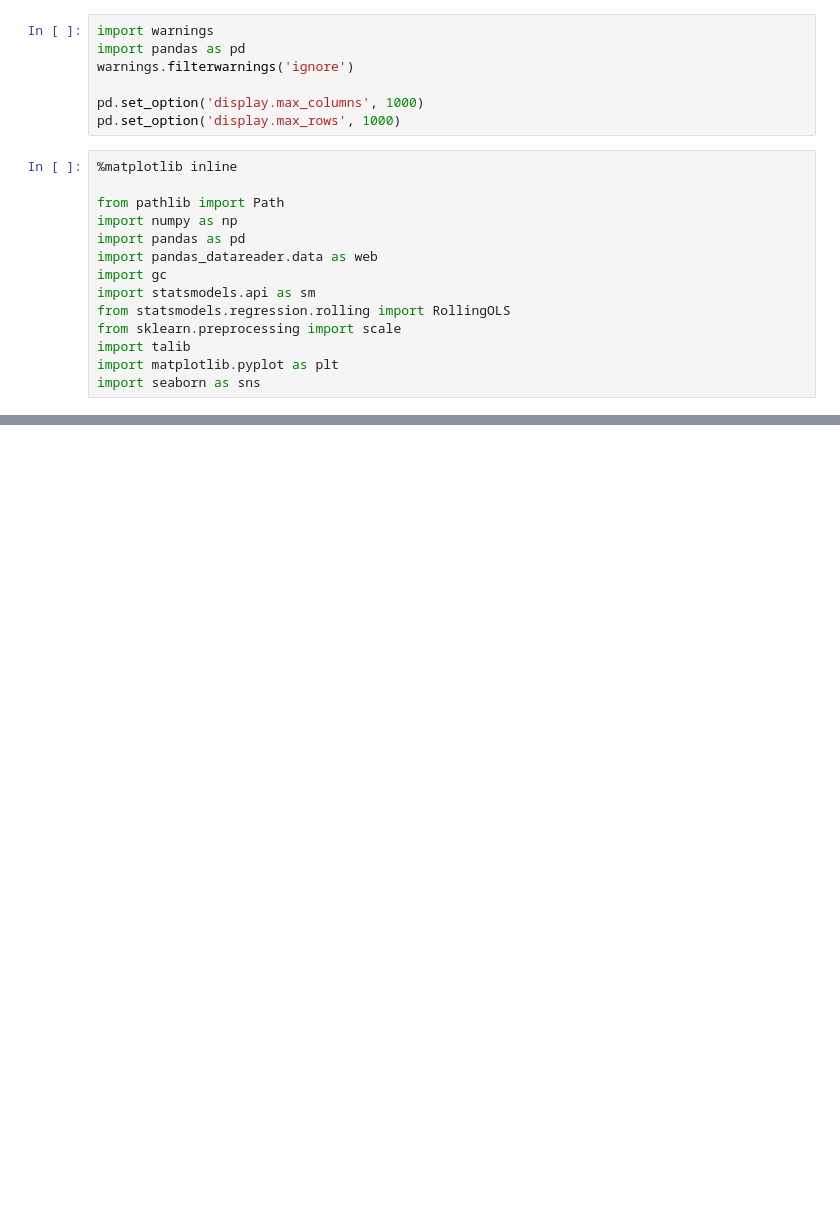
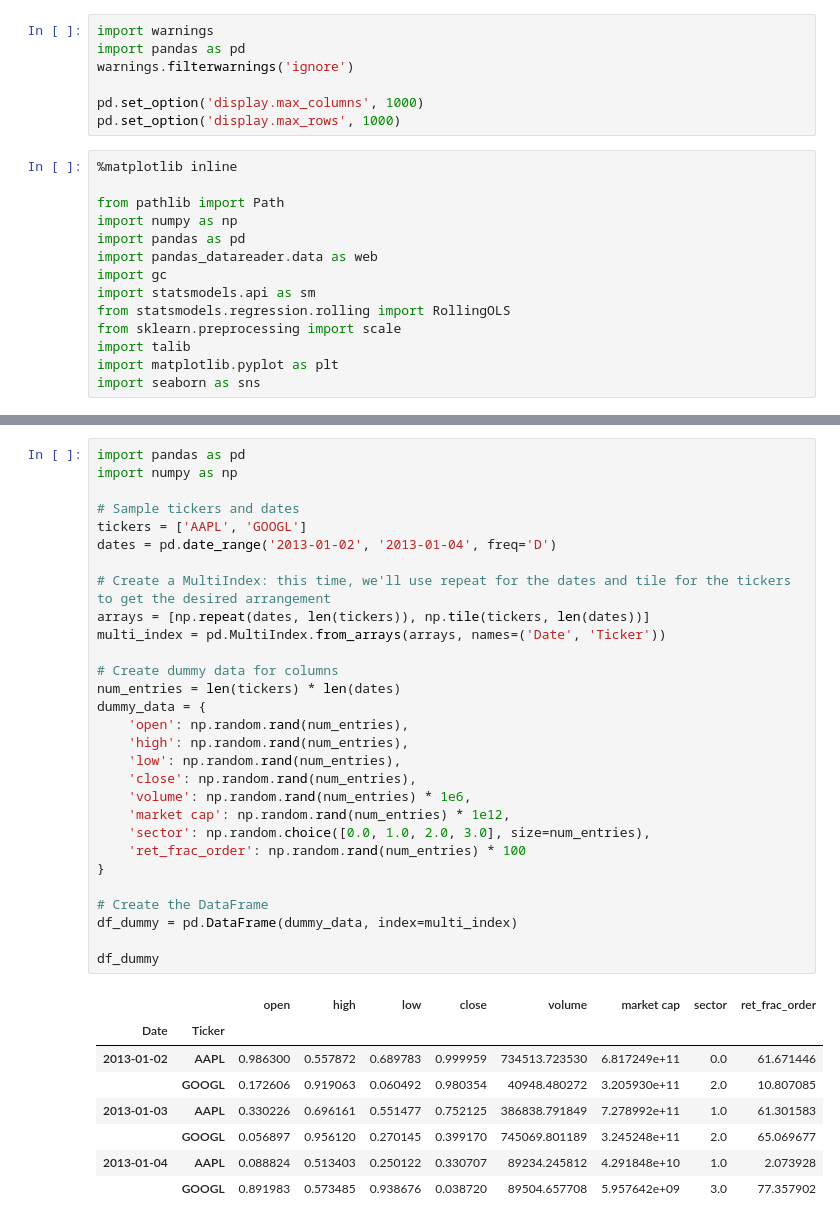
Before and after one commit to skhan61/QuantProject, a Jupyter notebook: notebook.ipynb, the cells around one changed output, grey strips where cells are left out. Cells and saved outputs as stored; diff of their text form; blank space fills up the shorter version.

```diff
--- a/notebook.ipynb
+++ b/notebook.ipynb
@@ -87,0 +232,38 @@ plot_all_files_in_directory(directory_path)
+# %%
+import pandas as pd
+import numpy as np
+
+# Sample tickers and dates
+tickers = ['AAPL', 'GOOGL']
+dates = pd.date_range('2013-01-02', '2013-01-04', freq='D')
+
+# Create a MultiIndex: this time, we'll use repeat for the dates and tile for the tickers to get the desired arrangement
+arrays = [np.repeat(dates, len(tickers)), np.tile(tickers, len(dates))]
+multi_index = pd.MultiIndex.from_arrays(arrays, names=('Date', 'Ticker'))
+
+# Create dummy data for columns
+num_entries = len(tickers) * len(dates)
+dummy_data = {
+    'open': np.random.rand(num_entries),
+    'high': np.random.rand(num_entries),
+    'low': np.random.rand(num_entries),
+    'close': np.random.rand(num_entries),
+    'volume': np.random.rand(num_entries) * 1e6,
+    'market cap': np.random.rand(num_entries) * 1e12,
+    'sector': np.random.choice([0.0, 1.0, 2.0, 3.0], size=num_entries),
+    'ret_frac_order': np.random.rand(num_entries) * 100
+}
+
+# Create the DataFrame
+df_dummy = pd.DataFrame(dummy_data, index=multi_index)
+
+df_dummy
+# %% [output]
+|  |  | open | high | low | close | volume | market cap | sector | ret_frac_order |
+| Date | Ticker |  |  |  |  |  |  |  |  |
+| 2013-01-02 | AAPL | 0.986300 | 0.557872 | 0.689783 | 0.999959 | 734513.723530 | 6.817249e+11 | 0.0 | 61.671446 |
+|  | GOOGL | 0.172606 | 0.919063 | 0.060492 | 0.980354 | 40948.480272 | 3.205930e+11 | 2.0 | 10.807085 |
+| 2013-01-03 | AAPL | 0.330226 | 0.696161 | 0.551477 | 0.752125 | 386838.791849 | 7.278992e+11 | 1.0 | 61.301583 |
+|  | GOOGL | 0.056897 | 0.956120 | 0.270145 | 0.399170 | 745069.801189 | 3.245248e+11 | 2.0 | 65.069677 |
+| 2013-01-04 | AAPL | 0.088824 | 0.513403 | 0.250122 | 0.330707 | 89234.245812 | 4.291848e+10 | 1.0 | 2.073928 |
+|  | GOOGL | 0.891983 | 0.573485 | 0.938676 | 0.038720 | 89504.657708 | 5.957642e+09 | 3.0 | 77.357902 |
```
Also changed, not shown: parts of 12 cells of this notebook, 2 other files.
